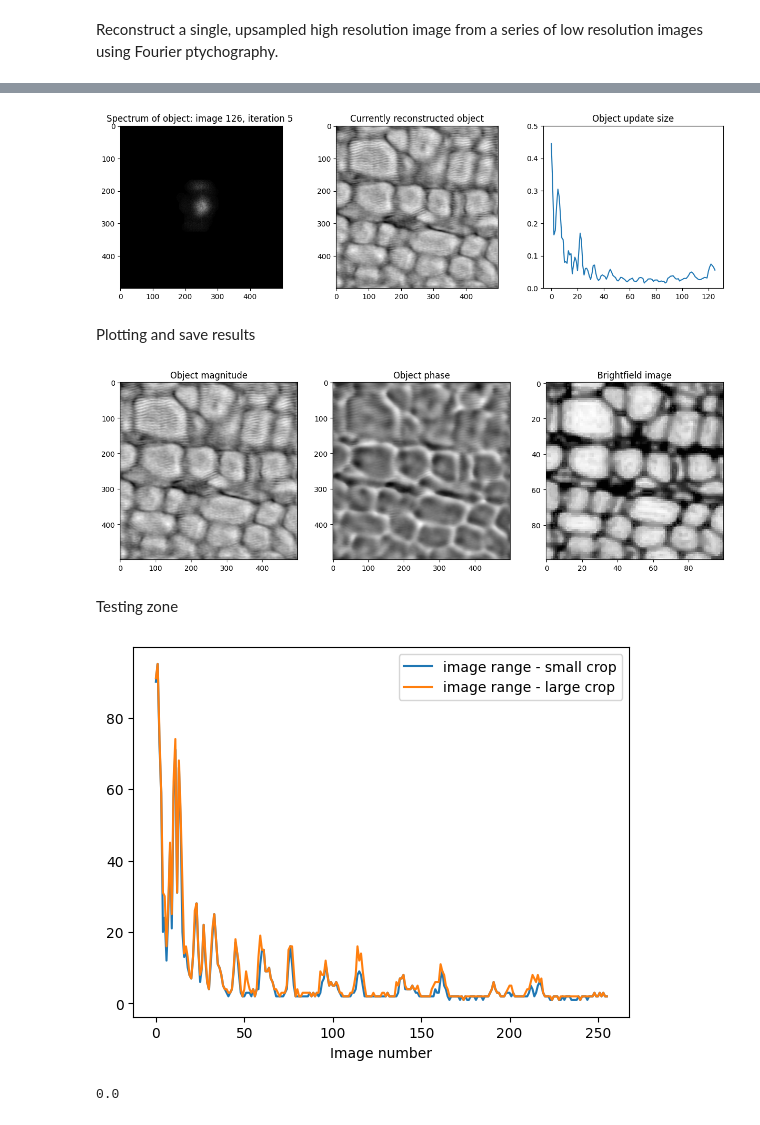
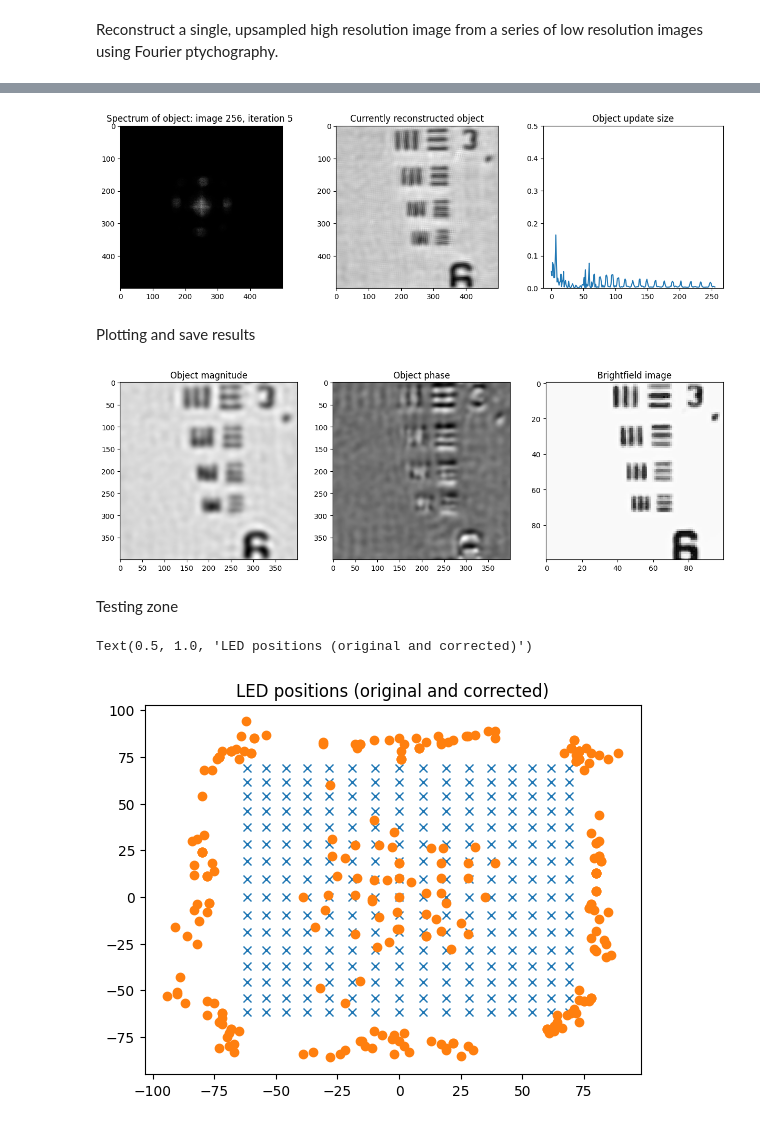
Before and after one commit to willtaylor072/Will_Taylor_FPM_4YP-main, a Jupyter notebook: reconstruction.ipynb, the cells around one changed output, grey strips where cells are left out. Saved outputs shown, nothing was run; the diff lists cells and outputs as text; code cells hidden in the pictures.

```diff
--- a/reconstruction.ipynb
+++ b/reconstruction.ipynb
@@ -262,11 +301,11 @@ def reconstruct(images, kx, ky, obj, pupil, options):
 ## Main FPM reconstruction. Set up for square, grayscale images
 
 # Load image data into an array
-data_path = 'data/talia_old'
+data_path = 'data/usaf_new_2'
 grid_size = 16 # 1 -> 16, determines how many images to reconstruct with, beyond 12x12 grid images are mostly useless
 img_size = 100 # Size of low res image (original or crop)
-crop_x = 0 # From left
-crop_y = 0 # From top
+crop_x = 160 # From left
+crop_y = 100 # From top
 
 num_images = grid_size**2
 images = np.zeros((img_size,img_size,num_images)) # Initialise array for storing images
@@ -321,51 +360,52 @@ obj = np.pad(F_img,pad_width,'constant',constant_values=0) # Initial object in
 # Set parameters for reconstruction algorithm
 options = {
     'max_iter': 5, # Number of iterations
-    'alpha': .1, # Regularisation parameter, <10, does make a difference, 5 seems good for most cases
-    'beta': 1000, # Regularisation parameter, >0, not important
+    'alpha': 8, # Regularisation parameter, <10, does make a difference, 5 seems good for most cases
+    'beta': 1, # Regularisation parameter, >0, not important
     'plot_mode': 2, # 0, off; 1, plot every image; 2, plot every iteration
-    'quality_threshold': 5, # Will only use images with dynamic range greater than this (set to 0 to use all images)
+    'quality_threshold': 0, # Will only use images with dynamic range greater than this (set to 0 to use all images)
+    'LED_correction': True, # Use an optimisation algorithm for updating LED coordinates
 }
 
-rec_obj, rec_pupil= reconstruct(images, kx, ky, obj, pupil, options)
+rec_obj,rec_pupil,kx_updated,ky_updated = reconstruct(images, kx, ky, obj, pupil, options)
 # %% [output]
-[figure, old version]
+[figure, new version]
 # %% [markdown]
 Plotting and save results
 # %%
 # Plot results
 fig, axes = plt.subplots(1, 3, figsize=(15,15))
 
 obj_mag = np.abs(rec_obj) # Magnitude
 obj_arg = np.angle(rec_obj) # Phase
 
 axes[0].imshow(obj_mag,cmap='gray')
 axes[0].set_title('Object magnitude')
 axes[1].imshow(obj_arg, cmap='gray')
 axes[1].set_title('Object phase')
 axes[2].imshow(brightfield, cmap='gray')
 axes[2].set_title('Brightfield image')
 
 # Save results
 obj_mag = (obj_mag / obj_mag.max() * 255).astype(np.uint8)
 obj_mag = Image.fromarray(obj_mag)
 obj_mag.save('results/magnitude.png')
 
-obj_arg = (obj_arg / obj_arg.max() * 255).astype(np.uint8)
-obj_arg = Image.fromarray(obj_arg)
-obj_arg.save('results/phase.png')
+# obj_arg = (obj_arg / obj_arg.max() * 255).astype(np.uint8)
+# obj_arg = Image.fromarray(obj_arg)
+# obj_arg.save('results/phase.png')
 
-bf = Image.open(os.path.join(data_path,'brightfield.png'))
-bf.save('results/brightfield.png')
+# bf = Image.open(os.path.join(data_path,'brightfield.png'))
+# bf.save('results/brightfield.png')
 # %% [output]
-[figure, old version]
+[figure, new version]
 # %% [markdown]
 Testing zone
 # %%
-# # Show LED sequence and positions in spatial frequency domain
-# plt.plot(kx,ky,'-x')
-# plt.plot(x_abs,y_abs)
-# plt.title('LED positions in real space and k space')
+# Show LED positions (orignal and corrected)
+plt.plot(kx,ky,'x') # Original LED positions
+plt.plot(kx_updated,ky_updated,'o') # Corrected LED positions
+plt.title('LED positions (original and corrected)')
 
 # # Plot and inspect an image
 # img = images[:,:,1]
@@ -375,24 +415,24 @@ Testing zone
 # print(np.max(img)*256 - np.min(img)*256) # Dynamic range of image
 # print(np.std(img)*1000) # Not a great metric due to small range
 
-# Plot dynamic range vs image number
-img_ranges = np.zeros(num_images)
-for i in range(num_images):
-    img = images[:50,:50,i]
-    img_ranges[i] = (np.max(img) - np.min(img))*256
-    # img_ranges[i] = np.std(img)*1000
-plt.plot(img_ranges, label='image range - small crop')
-plt.xlabel('Image number')
-img_ranges = np.zeros(num_images)
-for i in range(num_images):
-    img = images[:,:,i]
-    img_ranges[i] = (np.max(img) - np.min(img))*256
-    # img_ranges[i] = np.std(img)*1000
-plt.plot(img_ranges, label='image range - large crop')
-# plt.axhline(np.min(img_ranges)*5)
-plt.xlabel('Image number')
-plt.legend()
-plt.show()
+# # Plot dynamic range vs image number
+# img_ranges = np.zeros(num_images)
+# for i in range(num_images):
+#     img = images[:50,:50,i]
+#     img_ranges[i] = (np.max(img) - np.min(img))*256
+#     # img_ranges[i] = np.std(img)*1000
+# plt.plot(img_ranges, label='image range - small crop')
+# plt.xlabel('Image number')
+# img_ranges = np.zeros(num_images)
+# for i in range(num_images):
+#     img = images[:,:,i]
+#     img_ranges[i] = (np.max(img) - np.min(img))*256
+#     # img_ranges[i] = np.std(img)*1000
+# plt.plot(img_ranges, label='image range - large crop')
+# # plt.axhline(np.min(img_ranges)*5)
+# plt.xlabel('Image number')
+# plt.legend()
+# plt.show()
 
 # # Dynamic range heat map
 # threshold = 30 # Set to 0 to see every image in heatmap
@@ -421,8 +461,5 @@ plt.show()
 # plt.title('Dynamic Range Heatmap')
 # plt.show()
 # %% [output]
+Text(0.5, 1.0, 'LED positions (original and corrected)')
-[figure, old version]
+[figure, new version]
-# %%
-print(np.min(img_ranges))
-# %% [output]
-0.0
```
Also changed, not shown: parts of 2 cells of this notebook, 3 other files.
